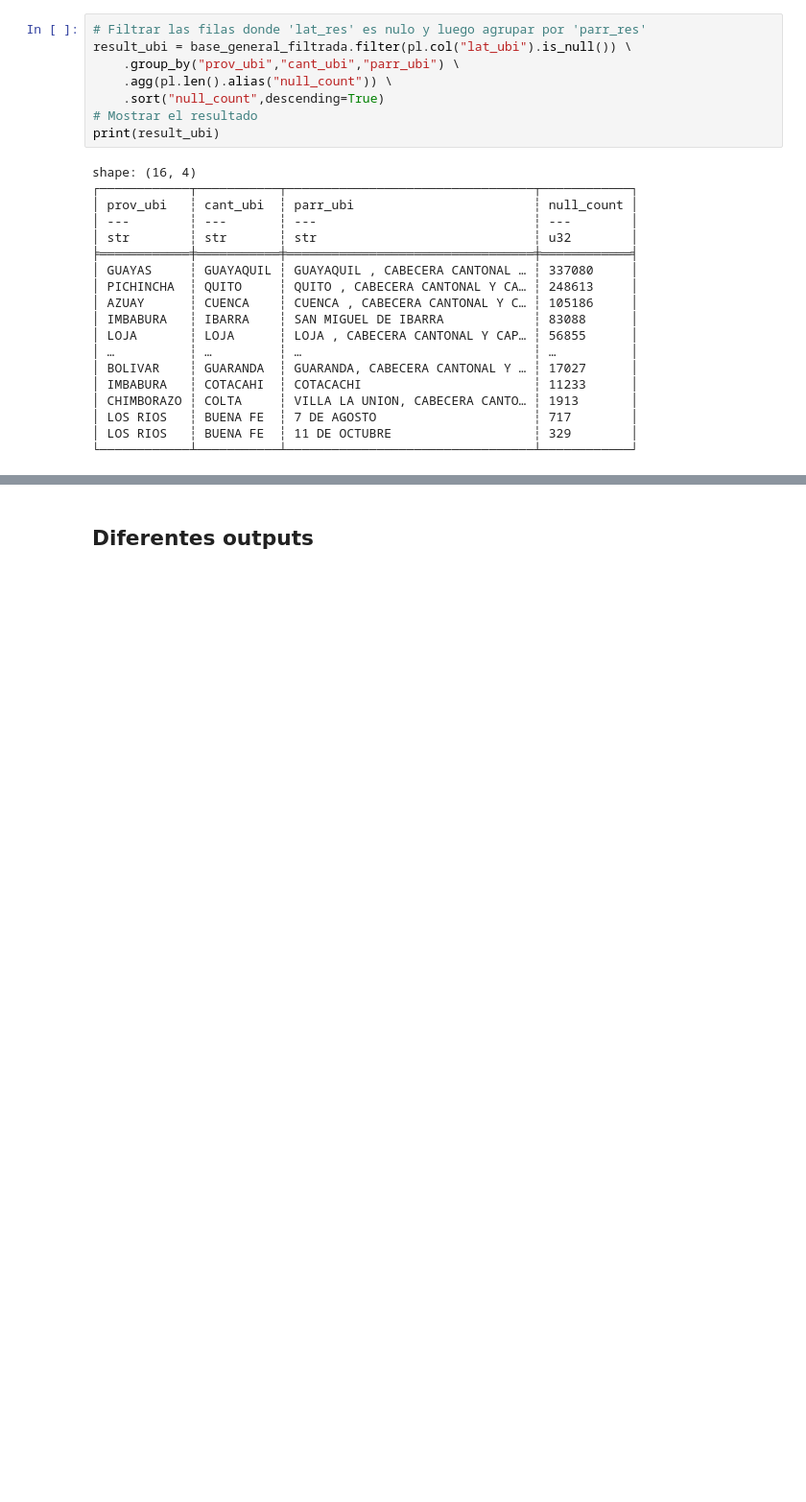
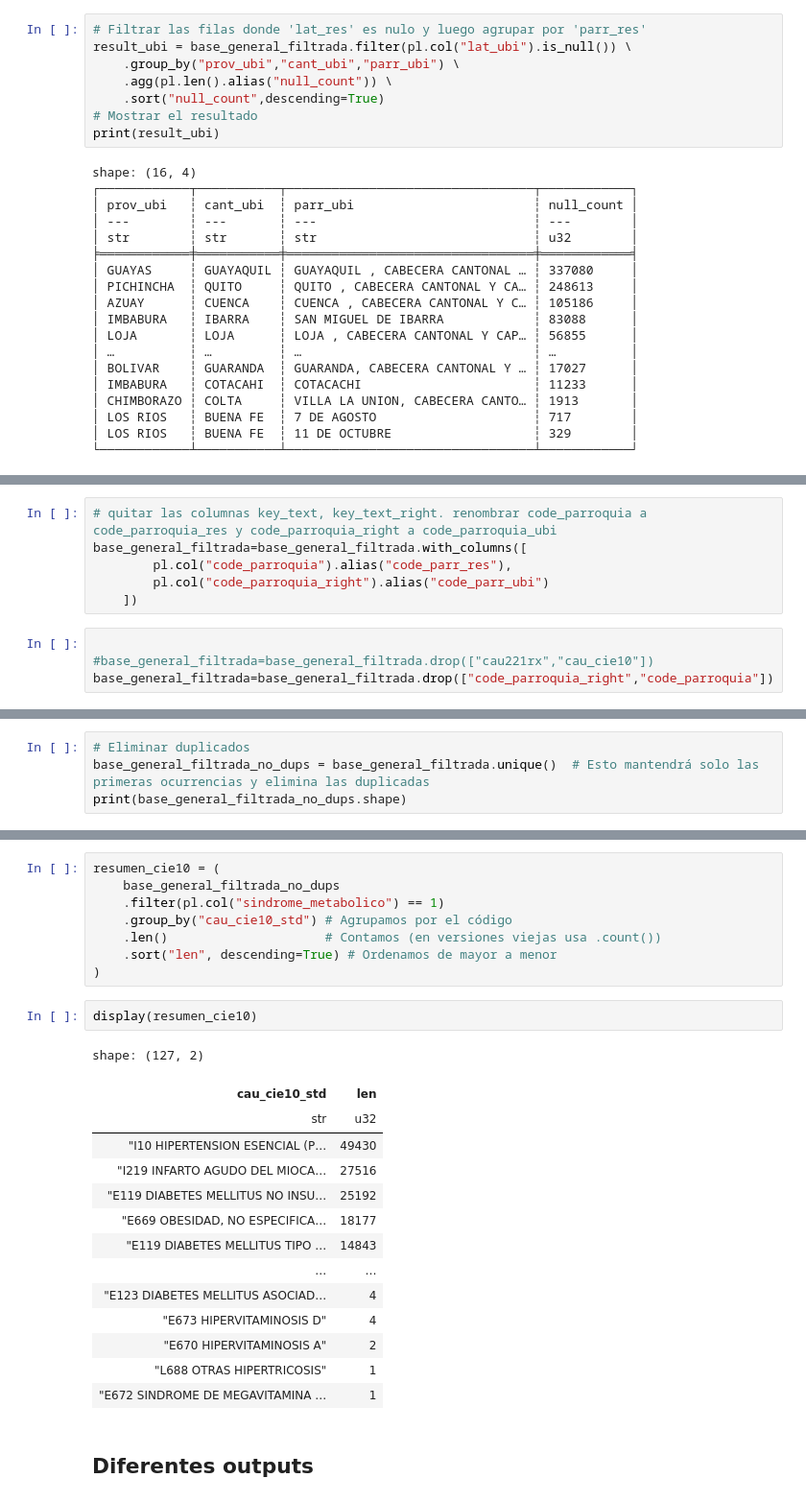
Before and after one commit to kris-aid/Ecu-Hospital-Data-Analysis, a Jupyter notebook: notebooks/limpieza/sistema_salud_cleaning.ipynb, the cells around one changed output, grey strips where cells are left out. Shown at 96% size. Saved outputs shown, nothing was run; the diff lists cells and outputs as text; blank space fills up the shorter version.

```diff
--- a/notebooks/limpieza/sistema_salud_cleaning.ipynb
+++ b/notebooks/limpieza/sistema_salud_cleaning.ipynb
@@ -1621,0 +1091,10 @@ shape: (9, 30)
+# %%
+# quitar las columnas key_text, key_text_right. renombrar code_parroquia a code_parroquia_res y code_parroquia_right a code_parroquia_ubi
+base_general_filtrada=base_general_filtrada.with_columns([
+        pl.col("code_parroquia").alias("code_parr_res"),
+        pl.col("code_parroquia_right").alias("code_parr_ubi")
+    ])
+# %%
+
+#base_general_filtrada=base_general_filtrada.drop(["cau221rx","cau_cie10"])
+base_general_filtrada=base_general_filtrada.drop(["code_parroquia_right","code_parroquia"])
@@ -1621,0 +1141,4 @@ shape: (9, 30)
+# %%
+# Eliminar duplicados
+base_general_filtrada_no_dups = base_general_filtrada.unique()  # Esto mantendrá solo las primeras ocurrencias y elimina las duplicadas
+print(base_general_filtrada_no_dups.shape)
@@ -1622,2 +1230,27 @@ shape: (9, 30)
+# %%
+resumen_cie10 = (
+    base_general_filtrada_no_dups
+    .filter(pl.col("sindrome_metabolico") == 1)
+    .group_by("cau_cie10_std") # Agrupamos por el código
+    .len()                     # Contamos (en versiones viejas usa .count())
+    .sort("len", descending=True) # Ordenamos de mayor a menor
+)
+# %%
+display(resumen_cie10)
+# %% [output]
+shape: (127, 2)
+| cau_cie10_std | len |
+| str | u32 |
+| "I10 HIPERTENSION ESENCIAL (P… | 49430 |
+| "I219 INFARTO AGUDO DEL MIOCA… | 27516 |
+| "E119 DIABETES MELLITUS NO INSU… | 25192 |
+| "E669 OBESIDAD, NO ESPECIFICA… | 18177 |
+| "E119 DIABETES MELLITUS TIPO … | 14843 |
+| … | … |
+| "E123 DIABETES MELLITUS ASOCIAD… | 4 |
+| "E673 HIPERVITAMINOSIS D" | 4 |
+| "E670 HIPERVITAMINOSIS A" | 2 |
+| "L688 OTRAS HIPERTRICOSIS" | 1 |
+| "E672 SINDROME DE MEGAVITAMINA … | 1 |
 # %% [markdown]
 ## Diferentes outputs
```
Also changed, not shown: parts of 34 cells of this notebook, 1 other file.
